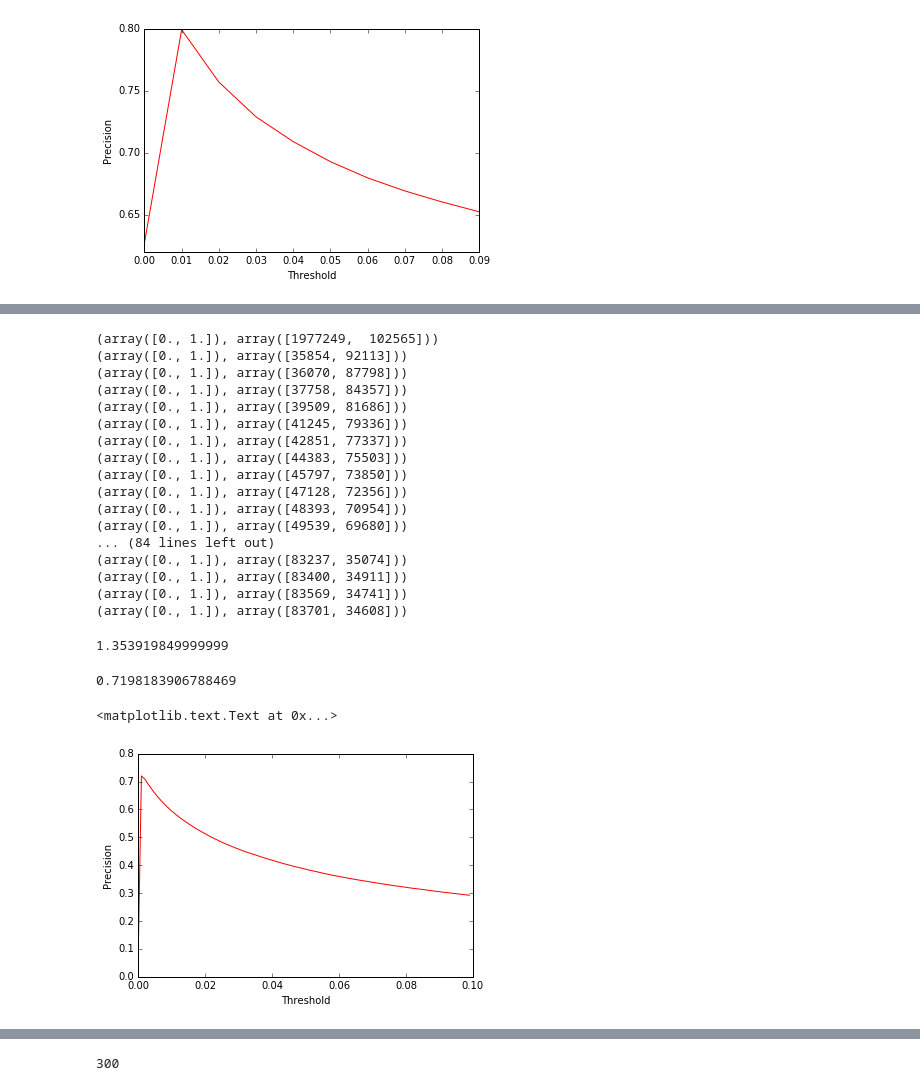
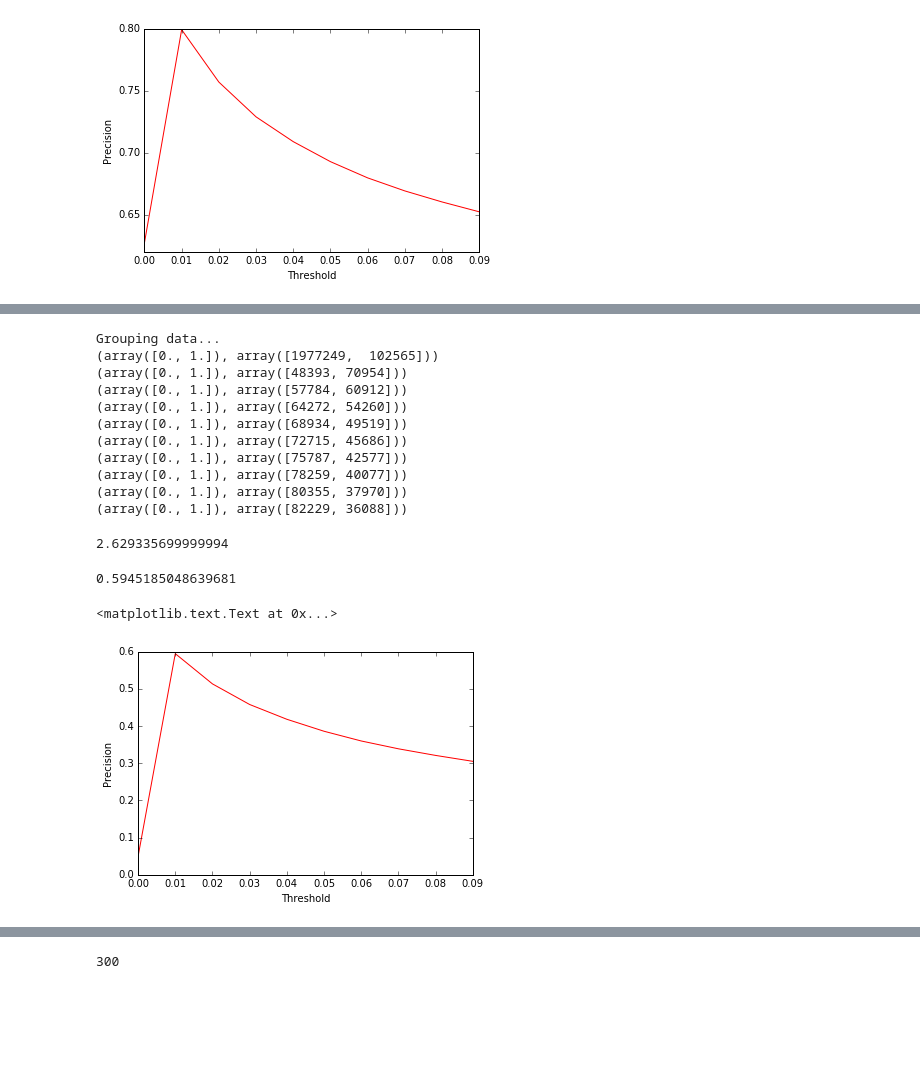
Before and after one commit to GittiHab/kb-completion, a Jupyter notebook: notebooks/pl-1.0-threshold-optimization.ipynb, the cells around one changed output, grey strips where cells are left out. Saved outputs shown, nothing was run; the diff lists cells and outputs as text; code cells hidden in the pictures; blank space fills up the shorter version.

Commit message:
Fix threshold notebook

```diff
--- a/notebooks/pl-1.0-threshold-optimization.ipynb
+++ b/notebooks/pl-1.0-threshold-optimization.ipynb
@@ -11,10 +21,10 @@ def is_negative(head, tail, cluster, all_pairs):
     else:
         return cluster[head] != cluster[tail]
 # %%
-fb15k_data = read_dataset('fb15k')
-wn_data = read_dataset('wn')
+fb15k_data = reading.read_dataset('fb15k')
+wn_data = reading.read_dataset('wn')
 # %%
-fb15k = evaluation.Evaluation(*fb15k, is_negative=is_negative)
-wn = evaluation.Evaluation(*wn, is_negative=is_negative)
+fb15k = evaluation.Evaluation(*fb15k_data, is_negative=is_negative)
+wn = evaluation.Evaluation(*wn_data, is_negative=is_negative)
 # %%
 fb15k.hits_n(10), wn.hits_n(10)
@@ -116,42 +121,36 @@ times = []
 
 for t in thresholds:
     begin = time.clock()
-    precision, count = fb15k.hits_batch_threshold(t)
+    precision, count = fb15k.hits_group(t)
     end = time.clock()
     precisions_fb.append(precision)
     counts.append(count)
     times.append(end - begin)
 # %% [output]
+Grouping data...
 (array([0., 1.]), array([1977249,  102565]))
-(array([0., 1.]), array([35854, 92113]))
-(array([0., 1.]), array([36070, 87798]))
-(array([0., 1.]), array([37758, 84357]))
-(array([0., 1.]), array([39509, 81686]))
-(array([0., 1.]), array([41245, 79336]))
-(array([0., 1.]), array([42851, 77337]))
-(array([0., 1.]), array([44383, 75503]))
-(array([0., 1.]), array([45797, 73850]))
-(array([0., 1.]), array([47128, 72356]))
 (array([0., 1.]), array([48393, 70954]))
-(array([0., 1.]), array([49539, 69680]))
-... (84 lines left out)
-(array([0., 1.]), array([83237, 35074]))
-(array([0., 1.]), array([83400, 34911]))
-(array([0., 1.]), array([83569, 34741]))
-(array([0., 1.]), array([83701, 34608]))
+(array([0., 1.]), array([57784, 60912]))
+(array([0., 1.]), array([64272, 54260]))
+(array([0., 1.]), array([68934, 49519]))
+(array([0., 1.]), array([72715, 45686]))
+(array([0., 1.]), array([75787, 42577]))
+(array([0., 1.]), array([78259, 40077]))
+(array([0., 1.]), array([80355, 37970]))
+(array([0., 1.]), array([82229, 36088]))
 # %%
 np.mean(times)
 # %% [output]
-1.353919849999999
+2.629335699999994
 # %%
-np.max(precisions)
+np.max(precisions_fb)
 # %% [output]
-0.7198183906788469
+0.5945185048639681
 # %%
-plt.plot(thresholds, precisions, color='red')
+plt.plot(thresholds, precisions_fb, color='red')
 plt.xlabel("Threshold")
 plt.ylabel("Precision")
 # %% [output]
 <matplotlib.text.Text at 0x...>
-[figure, old version]
+[figure, new version]
 # %%
```
Also changed, not shown: parts of 18 cells of this notebook, 3 other files.
